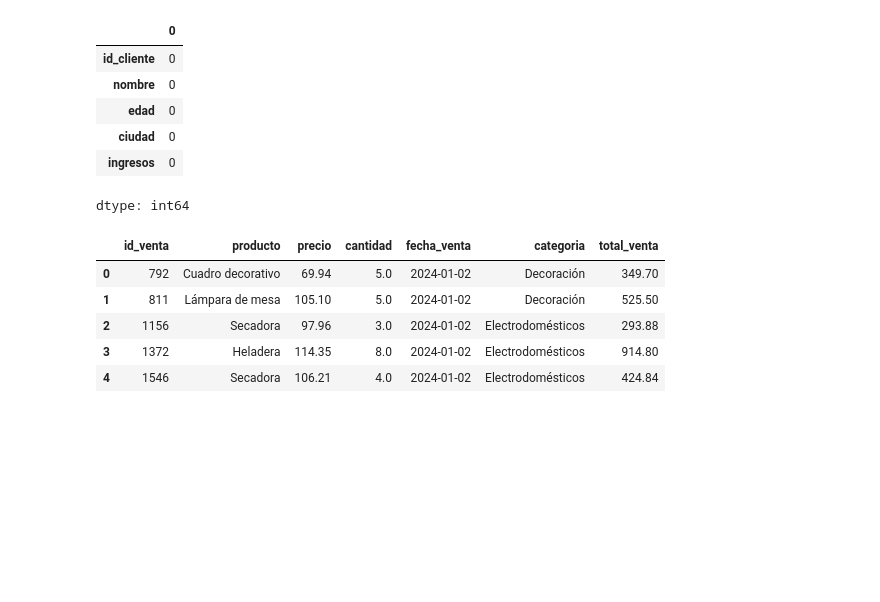
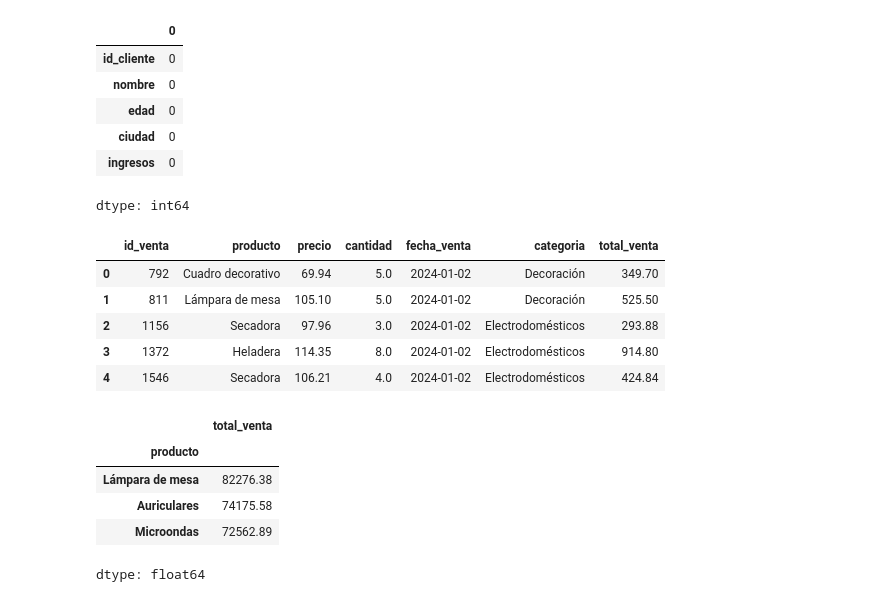
Before and after one commit to VictoriaGoldaraz/TT-2C2025-Data-Analitycs-Notebooks, a Jupyter notebook: Goldaraz,_María_Victoria_Comisión_C252613_TPI_Data_Analytics.ipynb, the cells around one changed output. Drawn from its saved outputs; the diff is of its cells as text; code cells hidden in the pictures; blank space fills up the shorter version.

```diff
--- a/Goldaraz,_María_Victoria_Comisión_C252613_TPI_Data_Analytics.ipynb
+++ b/Goldaraz,_María_Victoria_Comisión_C252613_TPI_Data_Analytics.ipynb
@@ -250,6 +250,16 @@ df_ventas.head()
 | 2 | 1156 | Secadora | 97.96 | 3.0 | 2024-01-02 | Electrodomésticos | 293.88 |
 | 3 | 1372 | Heladera | 114.35 | 8.0 | 2024-01-02 | Electrodomésticos | 914.80 |
 | 4 | 1546 | Secadora | 106.21 | 4.0 | 2024-01-02 | Electrodomésticos | 424.84 |
+# %%
+# Ver cuáles son 3 productos que más ganaron
+df_ventas.groupby("producto")["total_venta"].sum().sort_values(ascending=False).head(3)
+# %% [output]
+|  | total_venta |
+| producto |  |
+| Lámpara de mesa | 82276.38 |
+| Auriculares | 74175.58 |
+| Microondas | 72562.89 |
+dtype: float64
 # %%
 # Agregación
 # %%
```
Also changed, not shown: parts of 1 cell of this notebook.
